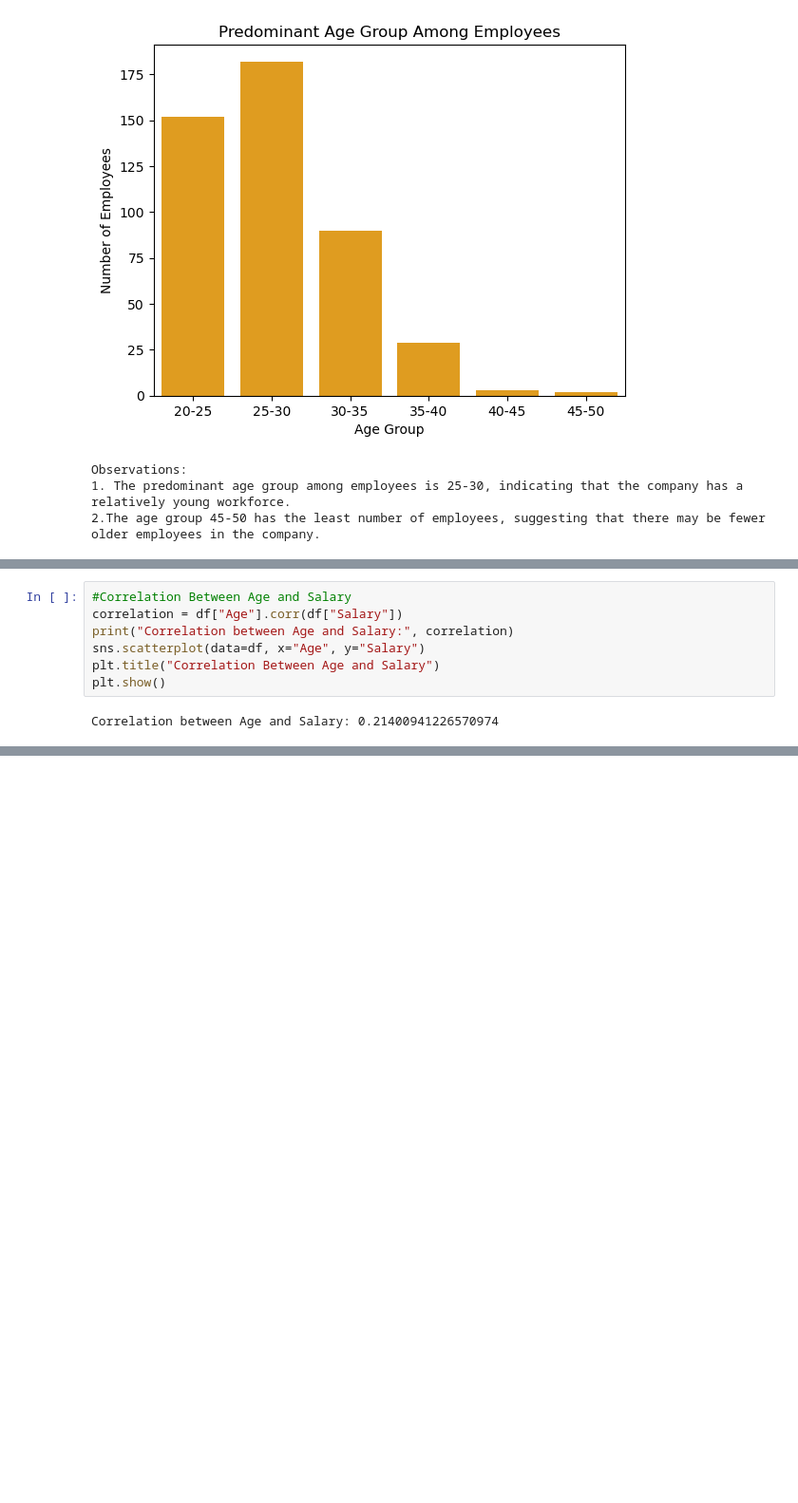
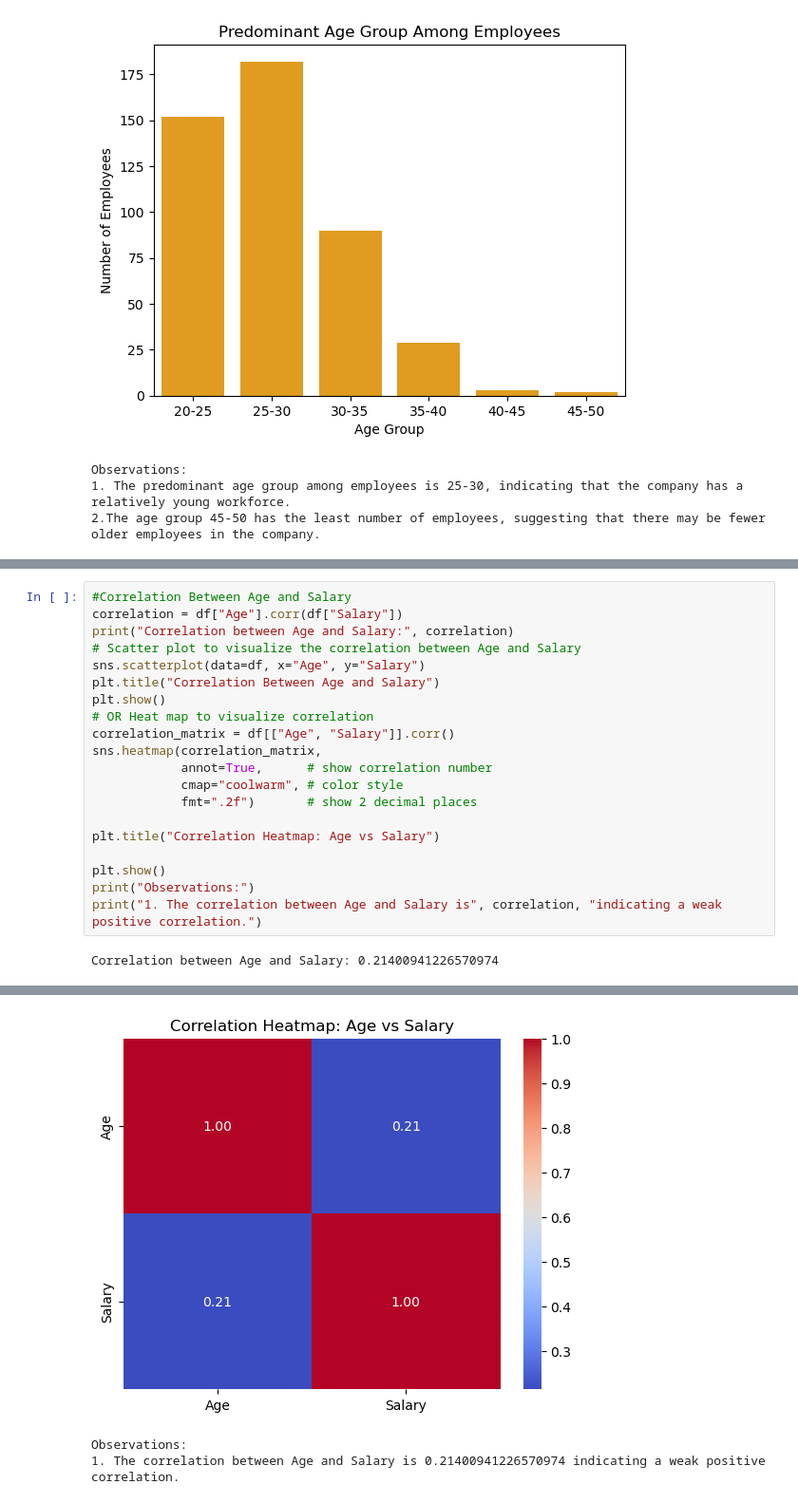
Before and after one commit to binoy-vadakkedathmethil/Python-Assessment, a Jupyter notebook: python_assessment_2.ipynb, the cells around one changed output, grey strips where cells are left out. Shown at 95% size. Saved outputs shown, nothing was run; the diff lists cells and outputs as text; blank space fills up the shorter version.

```diff
--- a/python_assessment_2.ipynb
+++ b/python_assessment_2.ipynb
@@ -129,10 +139,26 @@ Observations:
 # %%
 #Correlation Between Age and Salary
 correlation = df["Age"].corr(df["Salary"])
 print("Correlation between Age and Salary:", correlation)
+# Scatter plot to visualize the correlation between Age and Salary
 sns.scatterplot(data=df, x="Age", y="Salary")
 plt.title("Correlation Between Age and Salary")
 plt.show()
+# OR Heat map to visualize correlation
+correlation_matrix = df[["Age", "Salary"]].corr()
+sns.heatmap(correlation_matrix,
+            annot=True,      # show correlation number
+            cmap="coolwarm", # color style
+            fmt=".2f")       # show 2 decimal places
+
+plt.title("Correlation Heatmap: Age vs Salary")
+
+plt.show()
+print("Observations:")
+print("1. The correlation between Age and Salary is", correlation, "indicating a weak positive correlation.")
 # %% [output]
 Correlation between Age and Salary: 0.21400941226570974
 [figure]
+[figure, added]
+Observations:
+1. The correlation between Age and Salary is 0.21400941226570974 indicating a weak positive correlation.
```
Also changed, not shown: parts of 3 cells of this notebook.
